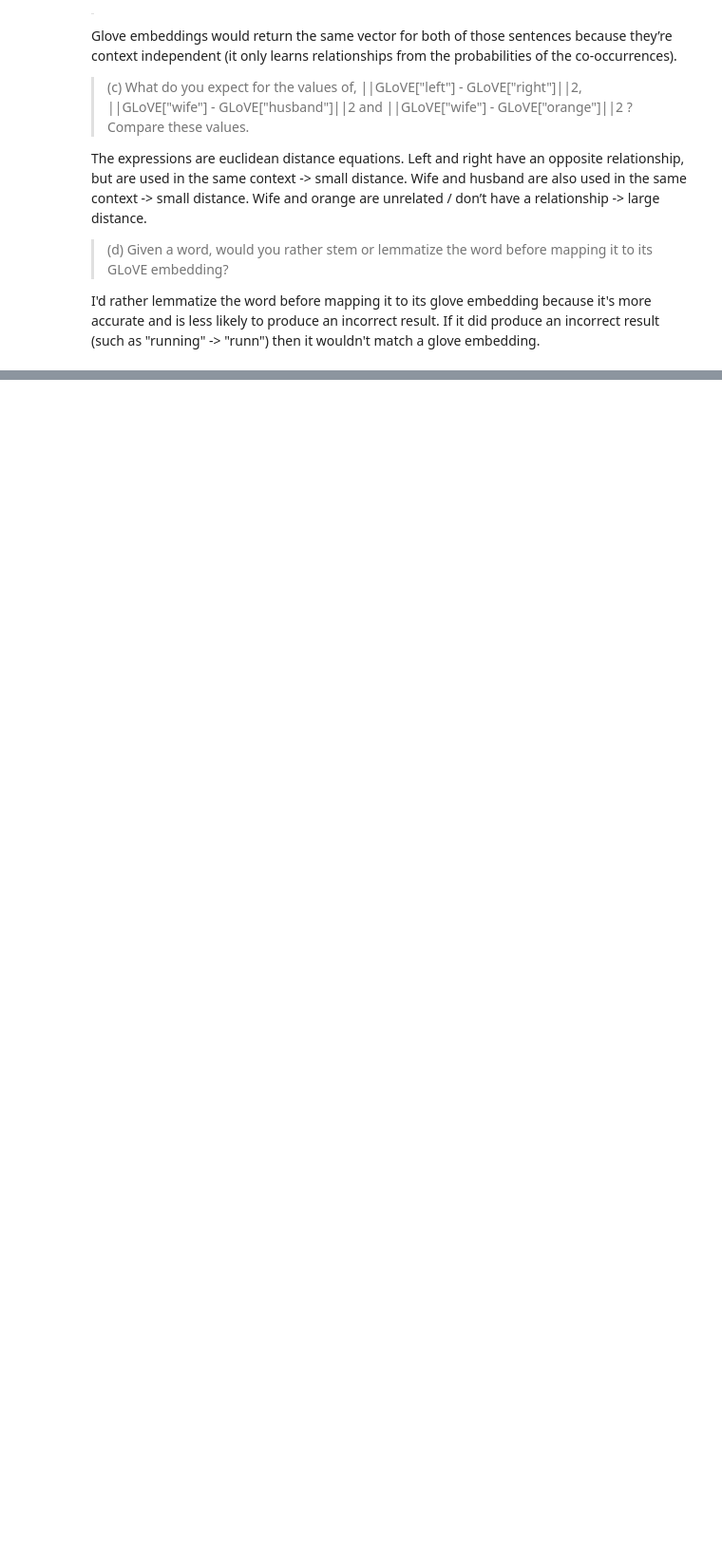
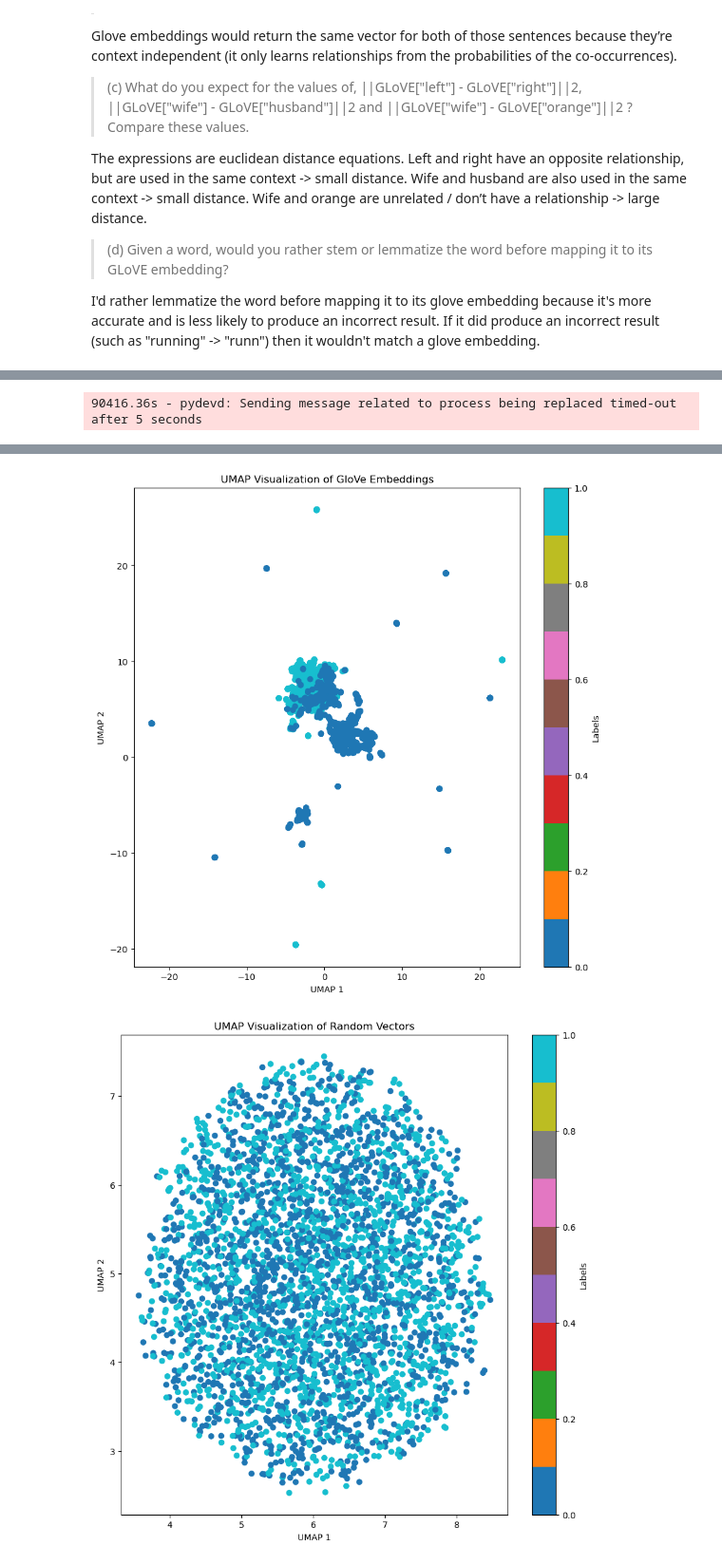
Before and after one commit to lauren123cat/UCLA-ECE219-W25, a Jupyter notebook: project1/project1_report.ipynb, the cells around one changed output, grey strips where cells are left out. Shown at 95% size. Saved outputs shown, nothing was run; the diff lists cells and outputs as text; code cells hidden in the pictures; blank space fills up the shorter version.

```diff
--- a/project1/project1_report.ipynb
+++ b/project1/project1_report.ipynb
@@ -846,0 +1392,58 @@ Are there clusters formed in either or both of the plots? We will pursue the clu
+# %%
+%pip install umap-learn
+import umap
+
+from sklearn.preprocessing import StandardScaler, LabelEncoder
+from sklearn.datasets import make_classification
+
+def visualize_embeddings(embeddings_dict, labels, title):
+    reducer = umap.UMAP(n_components=2)
+    embeddings_2D = reducer.fit_transform(embeddings_dict)
+
+    plt.figure(figsize=(10, 10))
+    plt.scatter(embeddings_2D[:, 0], embeddings_2D[:, 1], c=labels, cmap='tab10')
+    plt.title(title)
+    plt.show()
+    plt.xlabel("UMAP 1")
+    plt.ylabel("UMAP 2")
+    plt.show()
+
+# Normalize features
+def normalize_features(features):
+    scaler = StandardScaler()
+    return scaler.fit_transform(features)
+
+def visualize_embeddings(embeddings, labels, title):
+    reducer = umap.UMAP(n_components=2, random_state=42)
+    embeddings_2D = reducer.fit_transform(embeddings)
+
+    plt.figure(figsize=(10, 10))
+    plt.scatter(embeddings_2D[:, 0], embeddings_2D[:, 1], c=labels, cmap='tab10')
+    plt.title(title)
+    plt.xlabel("UMAP 1")
+    plt.ylabel("UMAP 2")
+    plt.colorbar(label="Labels")
+    plt.show()
+
+# Main workflow
+glove_file = '../glove/glove.6B.300d.txt'
+glove_dim = 300
+
+embeddings = load_glove_embeddings(glove_file)
+
+X_glove = perform_feature_engineering(data["full_text"], embeddings, glove_dim)
+X_glove_normalized = normalize_features(X_glove)
+
+label_encoder = LabelEncoder()
+data['root_label_encoded'] = label_encoder.fit_transform(data['root_label'])
+
+visualize_embeddings(X_glove_normalized, data['root_label_encoded'], "UMAP Visualization of GloVe Embeddings")
+
+X_random, y_random = make_classification(n_samples=len(data),
+                                         n_features=glove_dim, random_state=42)
+
+X_random_normalized = normalize_features(X_random)
+
+visualize_embeddings(X_random_normalized, y_random, "UMAP Visualization of Random Vectors")
+# %% [output]
+90416.36s - pydevd: Sending message related to process being replaced timed-out after 5 seconds
@@ -846,0 +1461,2 @@ Are there clusters formed in either or both of the plots? We will pursue the clu
+[figure, added]
+[figure, added]
```
Also changed, not shown: parts of 15 cells of this notebook.
